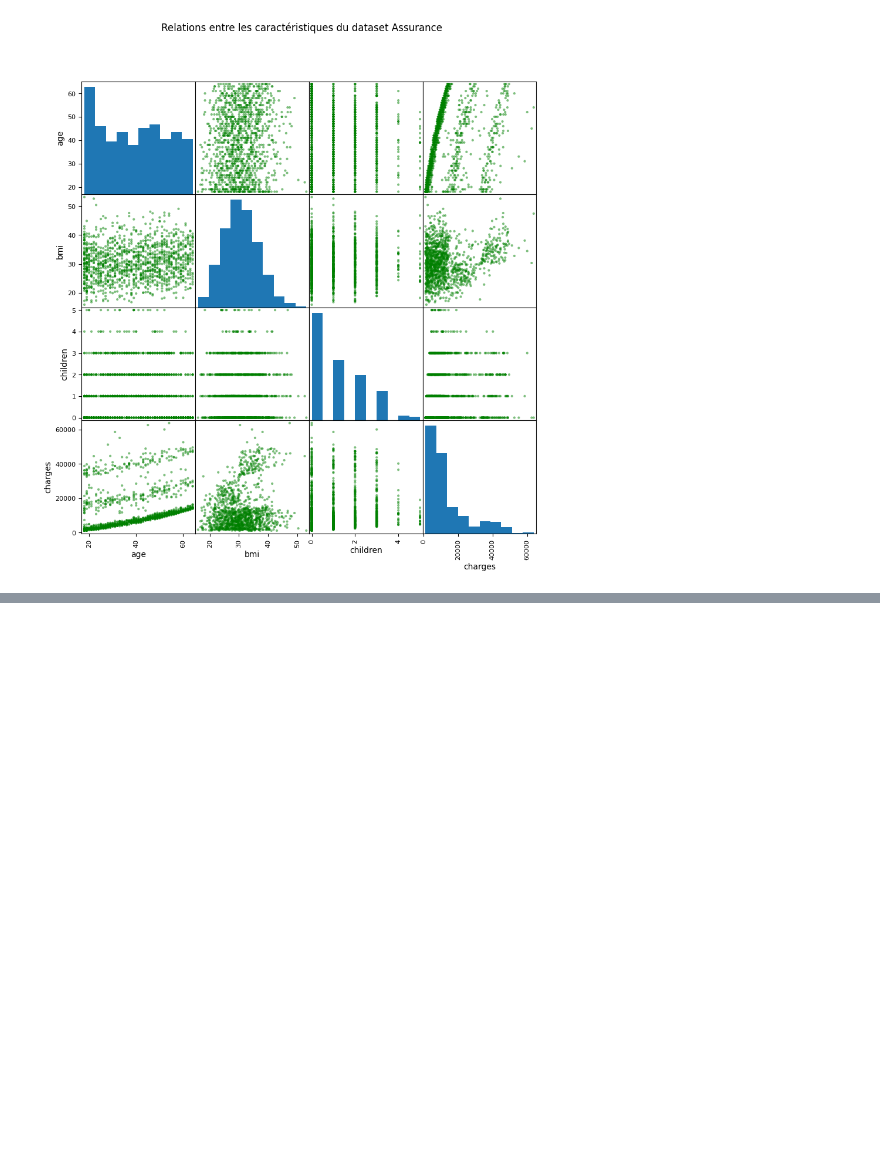
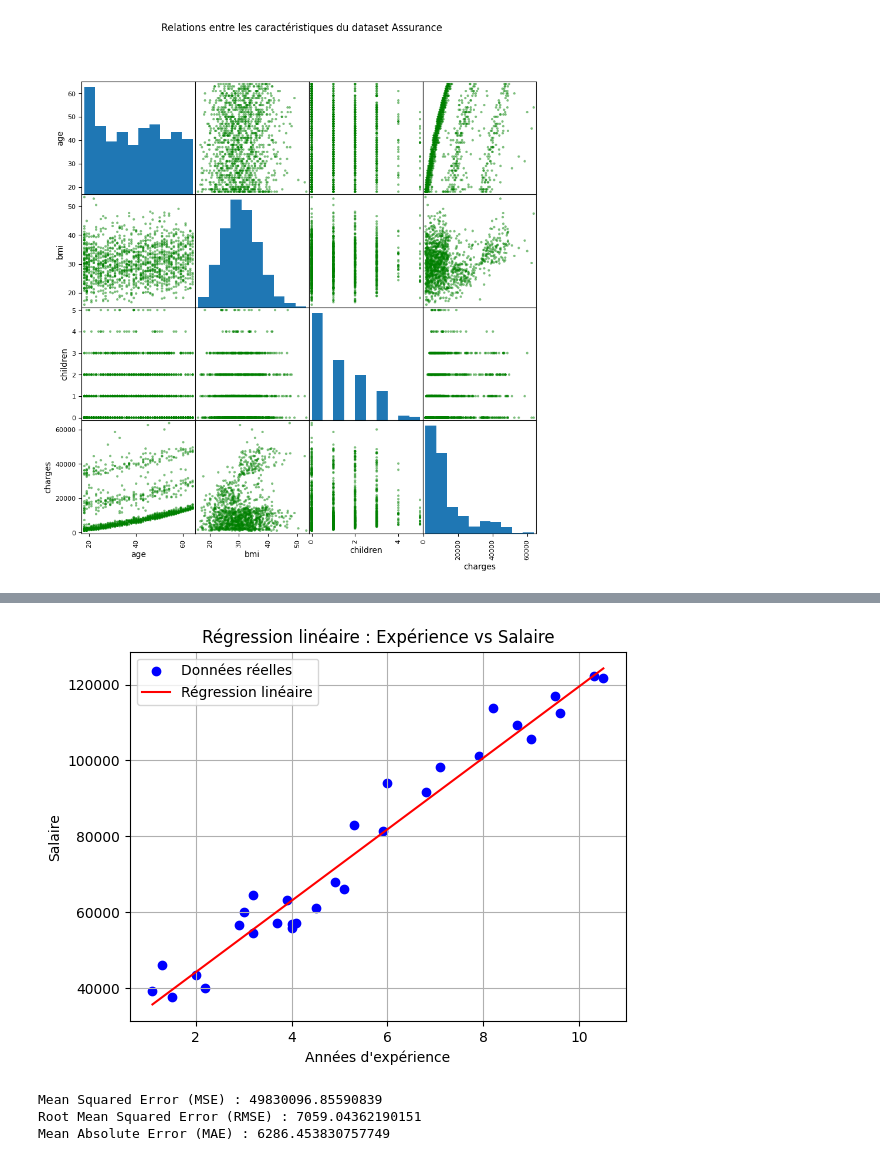
Before and after one commit to son-of-mountain/ml-labs, a Jupyter notebook: Lab1/linear-regression.ipynb, the cells around one changed output, grey strips where cells are left out. Drawn from its saved outputs; the diff is of its cells as text; code cells hidden in the pictures; blank space fills up the shorter version.

```diff
--- a/Lab1/linear-regression.ipynb
+++ b/Lab1/linear-regression.ipynb
@@ -53,0 +111,34 @@ plt.show()
+# %%
+import matplotlib.pyplot as plt
+
+# Tracer les données réelles (points)
+plt.scatter(X, y, color='blue', label='Données réelles')
+
+# Tracer la ligne de régression
+plt.plot(X, model.predict(X), color='red', label='Régression linéaire')
+
+plt.title("Régression linéaire : Expérience vs Salaire")
+plt.xlabel("Années d'expérience")
+plt.ylabel("Salaire")
+plt.legend()
+plt.grid(True)
+plt.show()
+# %% [output]
+[figure, added]
+# %%
+# Mean Squared Error (MSE)
+mse = mean_squared_error(y_test, y_pred)
+
+# Root Mean Squared Error (RMSE)
+rmse = np.sqrt(mse)
+
+# Mean Absolute Error (MAE)
+mae = mean_absolute_error(y_test, y_pred)
+
+print(f"Mean Squared Error (MSE) : {mse}")
+print(f"Root Mean Squared Error (RMSE) : {rmse}")
+print(f"Mean Absolute Error (MAE) : {mae}")
+# %% [output]
+Mean Squared Error (MSE) : 49830096.85590839
+Root Mean Squared Error (RMSE) : 7059.04362190151
+Mean Absolute Error (MAE) : 6286.453830757749
```
Also changed, not shown: parts of 18 cells of this notebook, 1 other file.
